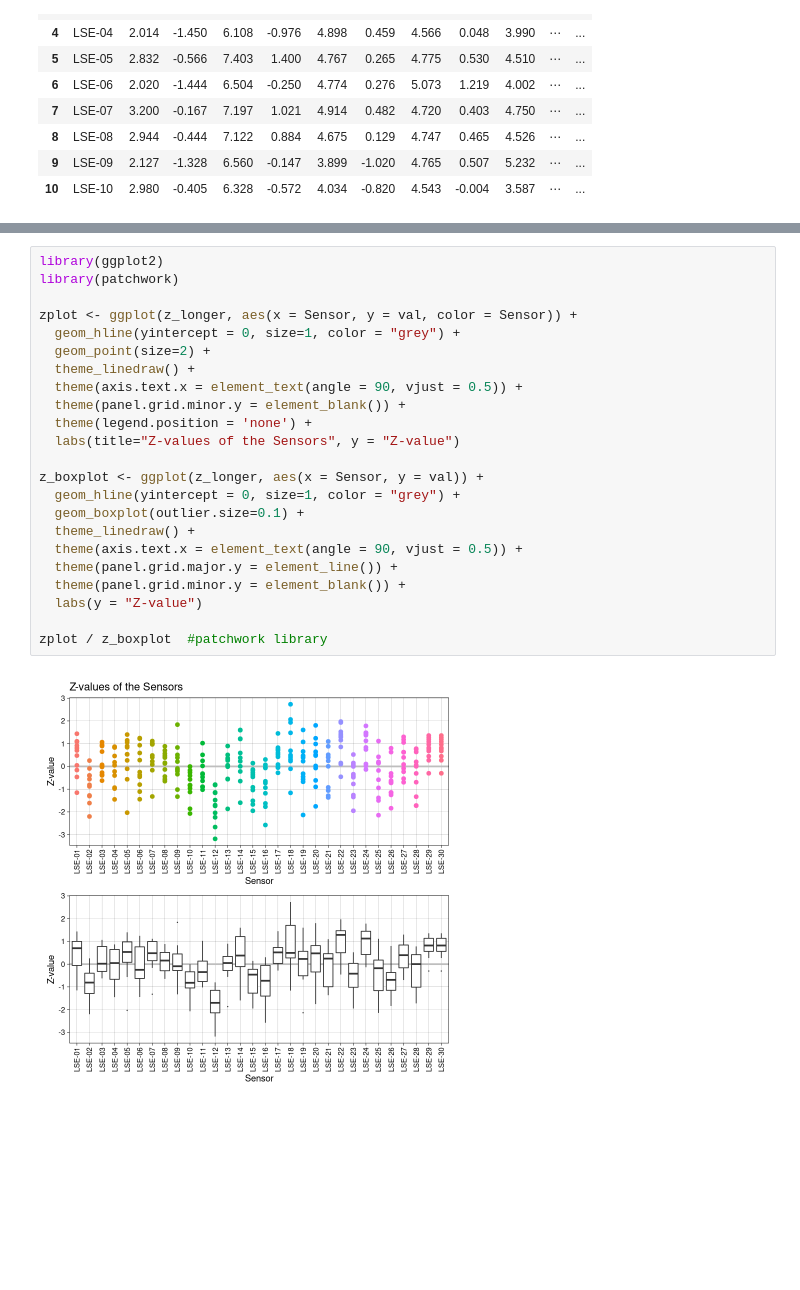
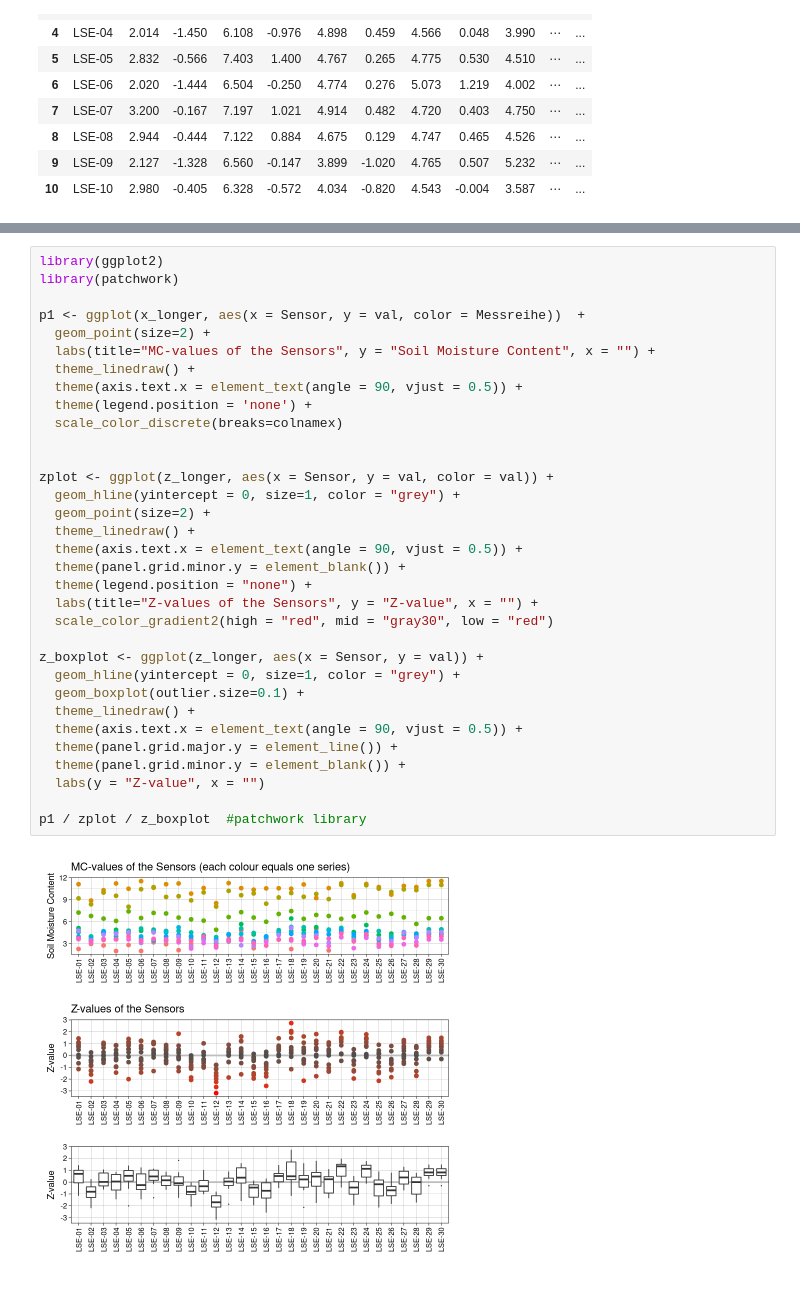
Before and after one commit to AlexSteiger/LSE01-R-analysis, a Jupyter notebook: LSE01_Statistik.ipynb, the cells around one changed output, grey strips where cells are left out. Drawn from its saved outputs; the diff is of its cells as text; blank space fills up the shorter version.

Commit message:
plots updated

```diff
--- a/LSE01_Statistik.ipynb
+++ b/LSE01_Statistik.ipynb
@@ -115,25 +114,35 @@ ERROR: Error in eval(expr, envir, enclos): object 'p2' not found
 # %%
 library(ggplot2)
 library(patchwork)
 
-zplot <- ggplot(z_longer, aes(x = Sensor, y = val, color = Sensor)) +
+p1 <- ggplot(x_longer, aes(x = Sensor, y = val, color = Messreihe))  +
+  geom_point(size=2) +
+  labs(title="MC-values of the Sensors", y = "Soil Moisture Content", x = "") +
+  theme_linedraw() +
+  theme(axis.text.x = element_text(angle = 90, vjust = 0.5)) +
+  theme(legend.position = 'none') +
+  scale_color_discrete(breaks=colnamex)
+
+
+zplot <- ggplot(z_longer, aes(x = Sensor, y = val, color = val)) +
   geom_hline(yintercept = 0, size=1, color = "grey") +
   geom_point(size=2) +
   theme_linedraw() +
   theme(axis.text.x = element_text(angle = 90, vjust = 0.5)) +
   theme(panel.grid.minor.y = element_blank()) +
-  theme(legend.position = 'none') +
-  labs(title="Z-values of the Sensors", y = "Z-value")
+  theme(legend.position = "none") +
+  labs(title="Z-values of the Sensors", y = "Z-value", x = "") +
+  scale_color_gradient2(high = "red", mid = "gray30", low = "red")
 
 z_boxplot <- ggplot(z_longer, aes(x = Sensor, y = val)) +
   geom_hline(yintercept = 0, size=1, color = "grey") +
   geom_boxplot(outlier.size=0.1) +
   theme_linedraw() +
   theme(axis.text.x = element_text(angle = 90, vjust = 0.5)) +
   theme(panel.grid.major.y = element_line()) +
   theme(panel.grid.minor.y = element_blank()) +
-  labs(y = "Z-value")
+  labs(y = "Z-value", x = "")
 
-zplot / z_boxplot  #patchwork library
+p1 / zplot / z_boxplot  #patchwork library
 # %% [output]
-[figure, old version]
+[figure, new version]
```
Also changed, not shown: parts of 2 cells of this notebook, 1 other file.
